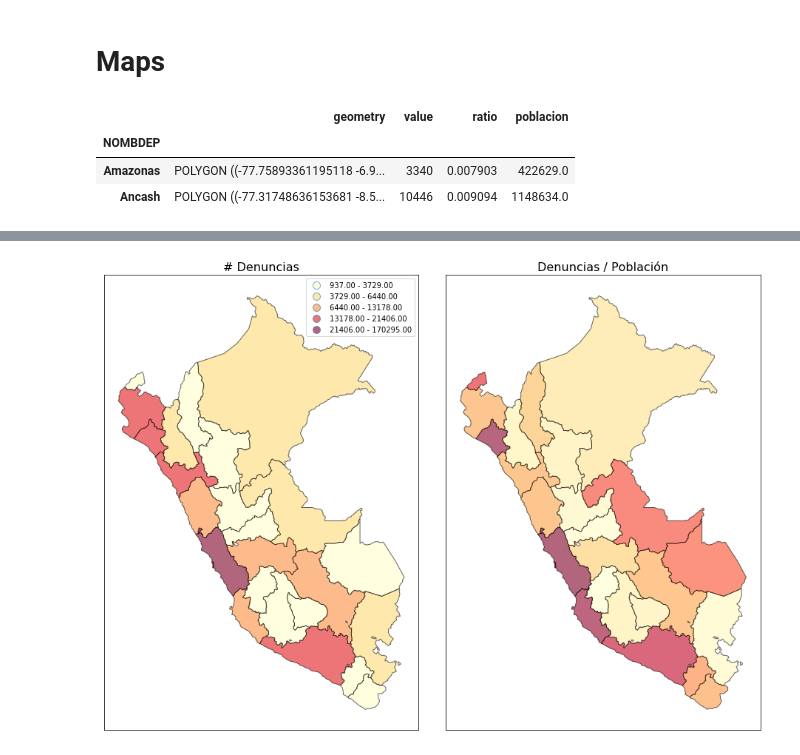
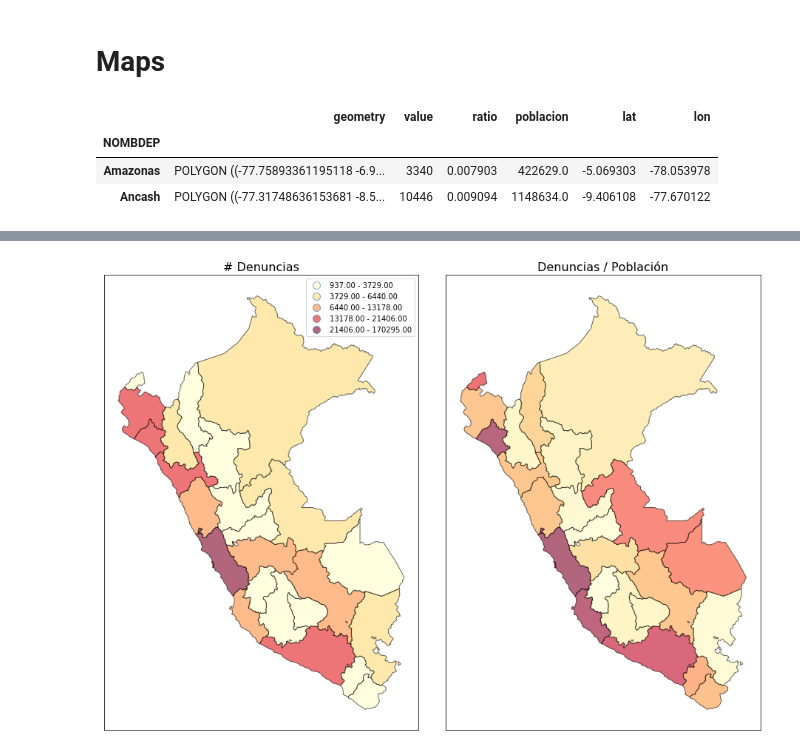
Before and after one commit to renato145/peru-stats, a Jupyter notebook: nbs/explore-delitos.ipynb, the cells around one changed output, grey strips where cells are left out. Saved outputs shown, nothing was run; the diff lists cells and outputs as text; code cells hidden in the pictures.

```diff
--- a/nbs/explore-delitos.ipynb
+++ b/nbs/explore-delitos.ipynb
@@ -173,19 +174,3 @@ plt.tight_layout()
 sns.despine()
 # %% [output]
 [figure]
-# %%
-from sklearn.decomposition import PCA
-from sklearn.manifold import TSNE
-
-pca = PCA(2)
-t = df.loc[2016, 'ratio'].unstack(0).T
-dep_ratio = df_departments.set_index('departamento')['ratio']
-
-plt.figure(figsize=(12,7))
-t_pca = pca.fit_transform(t)
-for n,(x,y) in zip(t.index, t_pca):
-    size = dep_ratio[n]*2000
-    plt.plot(x, y, 'o', markersize=size)
-    plt.text(x, y-15e-5, n, fontsize=13)
-
-sns.despine()
@@ -211,12 +235,15 @@ plt.title('Departamentos mas representativos por delito');
 # %%
 geos = (gpd.read_file('data/raw/peru_departamental_simple.geojson').
             assign(NOMBDEP=lambda x: x.NOMBDEP.str.title().str.replace('De', 'de')).
             merge(df_departments, 'left', left_on='NOMBDEP', right_on='departamento').
             set_index('NOMBDEP').
             loc[:, ['geometry', 'value', 'ratio', 'poblacion']])
+centers = geos.geometry.centroid.apply(lambda x: x.xy)
+geos['lat'] = centers.apply(lambda x: x[1][0])
+geos['lon'] = centers.apply(lambda x: x[0][0])
 geos.head(2)
 # %% [output]
-|  | geometry | value | ratio | poblacion |
-| NOMBDEP |  |  |  |  |
-| Amazonas | POLYGON ((-77.75893361195118 -6.9... | 3340 | 0.007903 | 422629.0 |
-| Ancash | POLYGON ((-77.31748636153681 -8.5... | 10446 | 0.009094 | 1148634.0 |
+|  | geometry | value | ratio | poblacion | lat | lon |
+| NOMBDEP |  |  |  |  |  |  |
+| Amazonas | POLYGON ((-77.75893361195118 -6.9... | 3340 | 0.007903 | 422629.0 | -5.069303 | -78.053978 |
+| Ancash | POLYGON ((-77.31748636153681 -8.5... | 10446 | 0.009094 | 1148634.0 | -9.406108 | -77.670122 |
```
Also changed, not shown: parts of 13 cells of this notebook, 3 other files.
